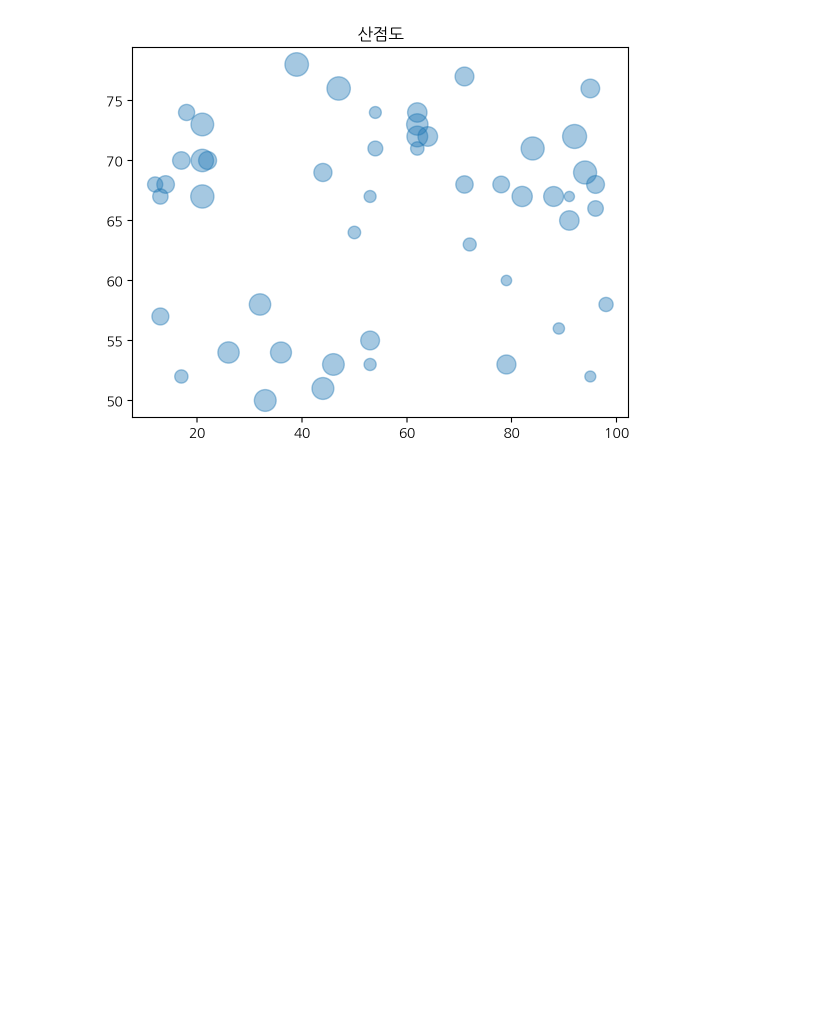
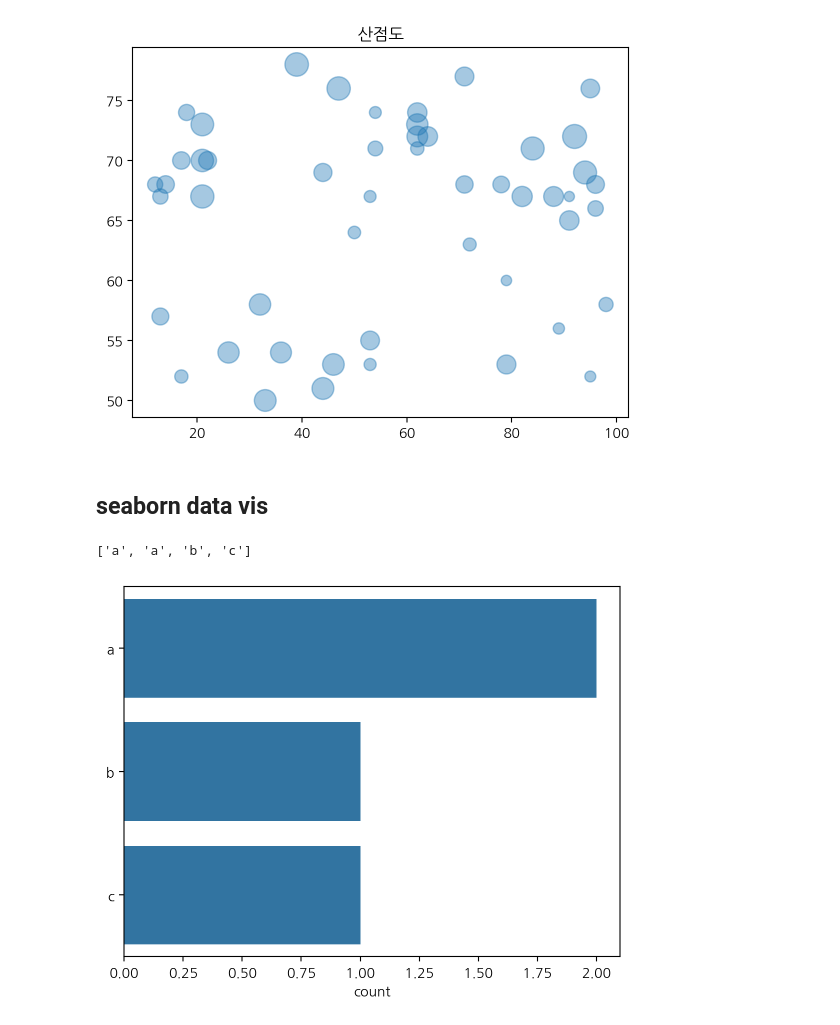
Before and after one commit to Jaranhee/2024-1-my-BDA, a Jupyter notebook: inclass/01w_0311_mon_bigdata_basic.ipynb, the cells around one changed output. Saved outputs shown, nothing was run; the diff lists cells and outputs as text; code cells hidden in the pictures; blank space fills up the shorter version.

```diff
--- a/inclass/01w_0311_mon_bigdata_basic.ipynb
+++ b/inclass/01w_0311_mon_bigdata_basic.ipynb
@@ -79,3 +79,5 @@ plt.scatter(x,y,s=s,alpha=.4)
 plt.title('산점도');
 # %% [output]
 [figure]
+# %% [markdown]
+## seaborn data vis
@@ -81,0 +86,9 @@ plt.title('산점도');
+# %%
+var = ['a','a','b','c']
+var
+# %% [output]
+['a', 'a', 'b', 'c']
+# %%
+sns.countplot(var);
+# %% [output]
+[figure, added]
```
Also changed, not shown: parts of 4 cells of this notebook.
